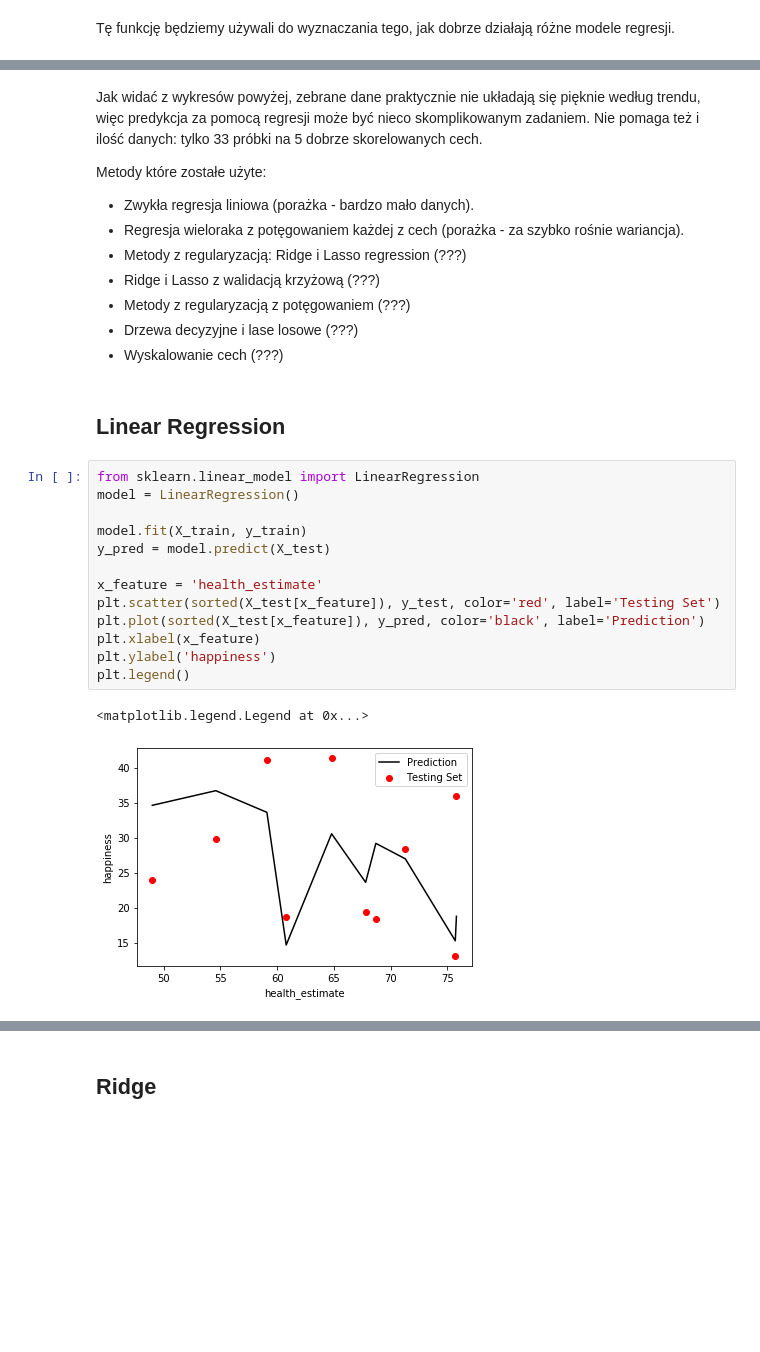
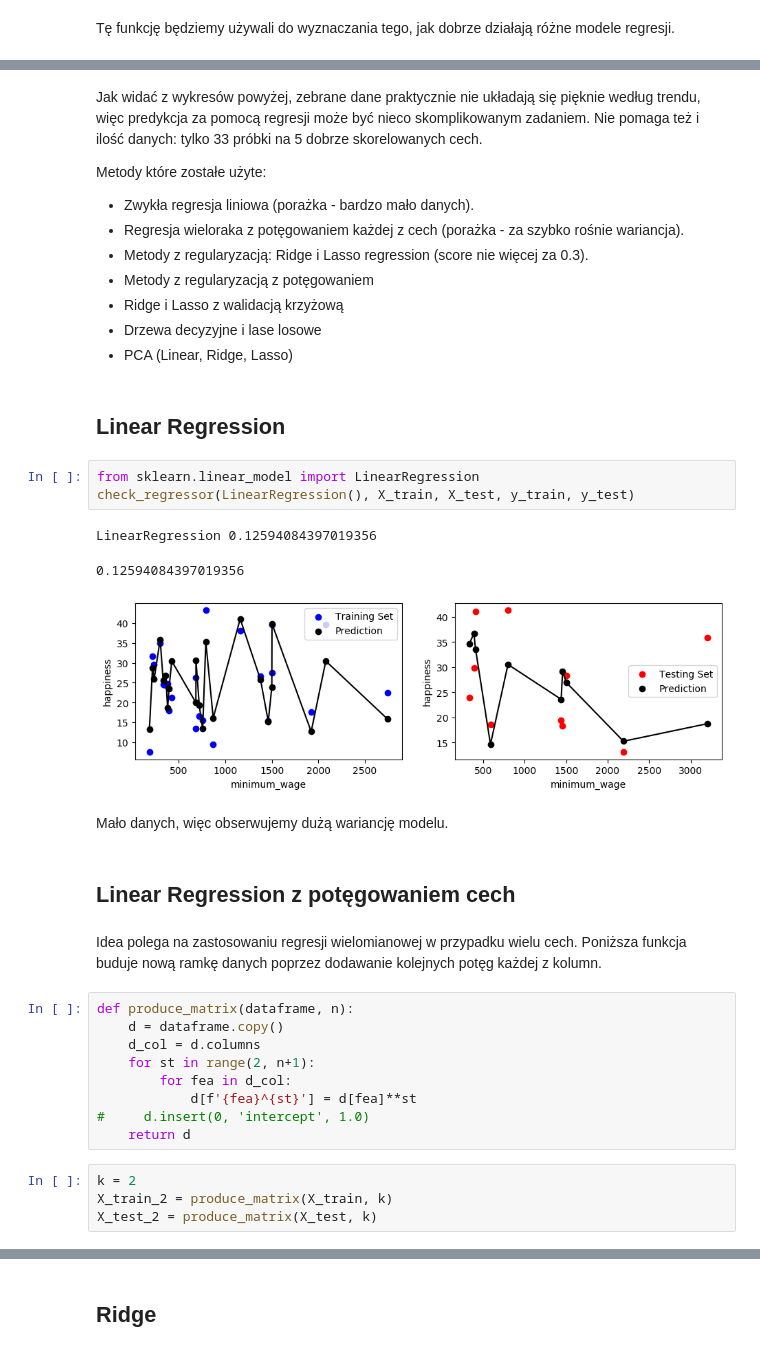
Before and after one commit to McCastles/MED-project, a Jupyter notebook: Regression.ipynb, the cells around one changed output, grey strips where cells are left out. Cells and saved outputs as stored; diff of their text form; blank space fills up the shorter version.

```diff
--- a/Regression.ipynb
+++ b/Regression.ipynb
@@ -97,26 +110,36 @@ Jak widać z wykresów powyżej, zebrane dane praktycznie nie układają się pi
 Metody które zostałe użyte:
 * Zwykła regresja liniowa (porażka - bardzo mało danych).
 * Regresja wieloraka z potęgowaniem każdej z cech (porażka - za szybko rośnie wariancja).
-* Metody z regularyzacją: Ridge i Lasso regression (???)
-* Ridge i Lasso z walidacją krzyżową (???)
-* Metody z regularyzacją z potęgowaniem (???)
-* Drzewa decyzyjne i lase losowe (???)
-* Wyskalowanie cech (???)
+* Metody z regularyzacją: Ridge i Lasso regression (score nie więcej za 0.3).
+* Metody z regularyzacją z potęgowaniem
+* Ridge i Lasso z walidacją krzyżową
+* Drzewa decyzyjne i lase losowe
+* PCA (Linear, Ridge, Lasso)
 # %% [markdown]
 ## Linear Regression
-# %%
-from sklearn.linear_model import LinearRegression
-model = LinearRegression()
-
-model.fit(X_train, y_train)
-y_pred = model.predict(X_test)
-
-x_feature = 'health_estimate'
-plt.scatter(sorted(X_test[x_feature]), y_test, color='red', label='Testing Set')
-plt.plot(sorted(X_test[x_feature]), y_pred, color='black', label='Prediction')
-plt.xlabel(x_feature)
-plt.ylabel('happiness')
-plt.legend()
-# %% [output]
-<matplotlib.legend.Legend at 0x...>
-[figure, removed]
+# %%
+from sklearn.linear_model import LinearRegression
+check_regressor(LinearRegression(), X_train, X_test, y_train, y_test)
+# %% [output]
+LinearRegression 0.12594084397019356
+0.12594084397019356
+[figure, added]
+# %% [markdown]
+Mało danych, więc obserwujemy dużą wariancję modelu.
+# %% [markdown]
+## Linear Regression z potęgowaniem cech
+# %% [markdown]
+Idea polega na zastosowaniu regresji wielomianowej w przypadku wielu cech. Poniższa funkcja buduje nową ramkę danych poprzez dodawanie kolejnych potęg każdej z kolumn.
+# %%
+def produce_matrix(dataframe, n):
+    d = dataframe.copy()
+    d_col = d.columns
+    for st in range(2, n+1):
+        for fea in d_col:
+            d[f'{fea}^{st}'] = d[fea]**st
+#     d.insert(0, 'intercept', 1.0)
+    return d
+# %%
+k = 2
+X_train_2 = produce_matrix(X_train, k)
+X_test_2 = produce_matrix(X_test, k)
```
Also changed, not shown: parts of 48 cells of this notebook.
